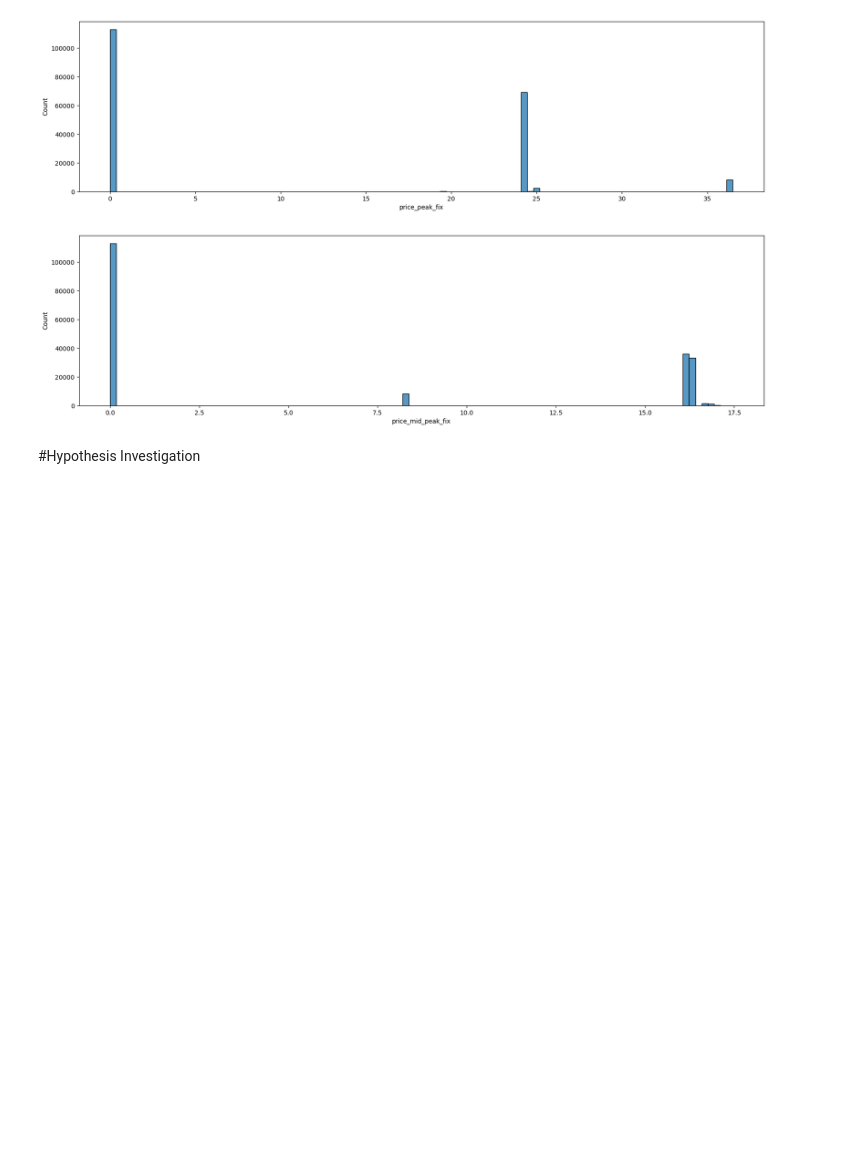
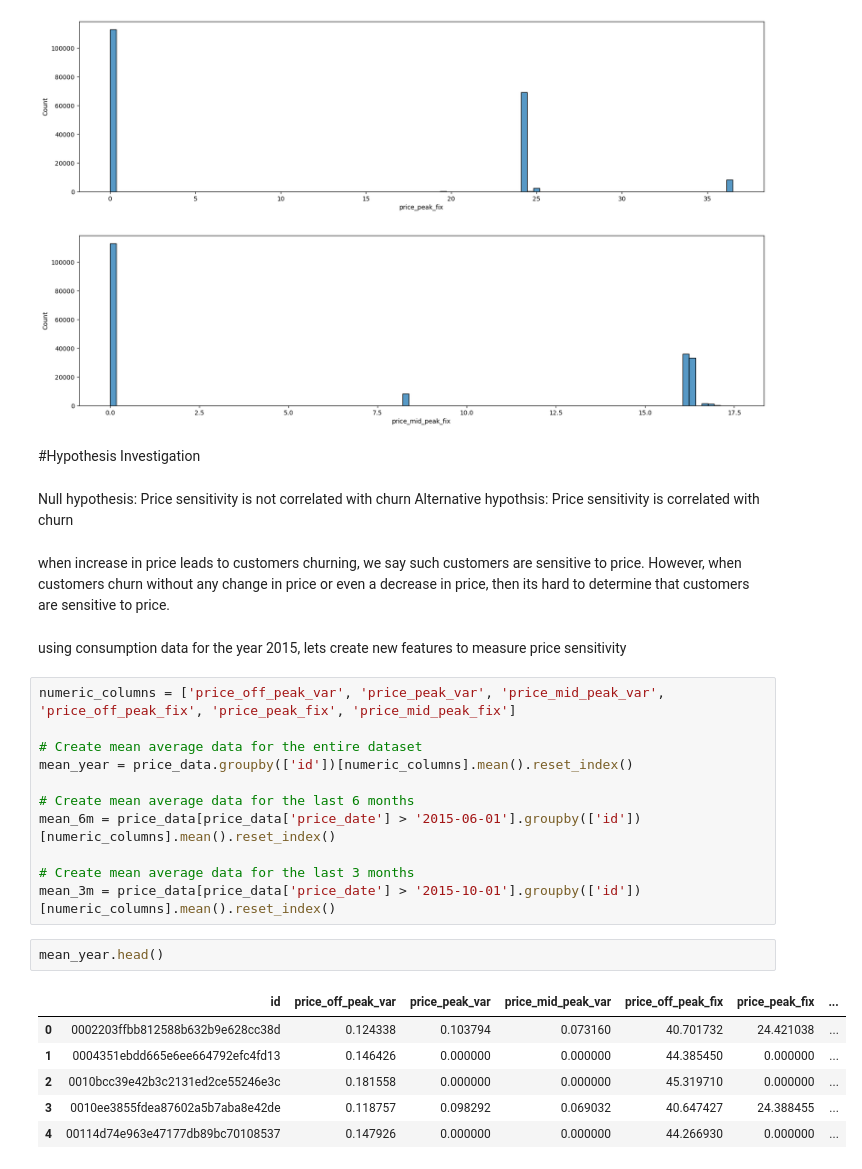
Before and after one commit to LaraOnipede/BCG_DataScience_AdvancedAnalytics_Virtual_Internship, a Jupyter notebook: Price_sensitivity_test.ipynb, the cells around one changed output. Cells and saved outputs as stored; diff of their text form; blank space fills up the shorter version.

Commit message:
create mean average data based on different time periods

```diff
--- a/Price_sensitivity_test.ipynb
+++ b/Price_sensitivity_test.ipynb
@@ -87,3 +87,31 @@ for attr in ['price_off_peak_var', 'price_peak_var', 'price_mid_peak_var', 'pric
 [figure]
 # %% [markdown]
 #Hypothesis Investigation
+# %% [markdown]
+Null hypothesis: Price sensitivity is not correlated with churn
+Alternative hypothsis: Price sensitivity is correlated with churn
+# %% [markdown]
+when increase in price leads to customers churning, we say such customers are sensitive to price.
+However, when customers churn without any change in price or even a decrease in price, then its hard to determine that customers are sensitive to price.
+# %% [markdown]
+using consumption data for the year 2015, lets create new features to measure price sensitivity
+# %%
+numeric_columns = ['price_off_peak_var', 'price_peak_var', 'price_mid_peak_var', 'price_off_peak_fix', 'price_peak_fix', 'price_mid_peak_fix']
+
+# Create mean average data for the entire dataset
+mean_year = price_data.groupby(['id'])[numeric_columns].mean().reset_index()
+
+# Create mean average data for the last 6 months
+mean_6m = price_data[price_data['price_date'] > '2015-06-01'].groupby(['id'])[numeric_columns].mean().reset_index()
+
+# Create mean average data for the last 3 months
+mean_3m = price_data[price_data['price_date'] > '2015-10-01'].groupby(['id'])[numeric_columns].mean().reset_index()
+# %%
+mean_year.head()
+# %% [output]
+|  | id | price_off_peak_var | price_peak_var | price_mid_peak_var | price_off_peak_fix | price_peak_fix | ... |
+| 0 | 0002203ffbb812588b632b9e628cc38d | 0.124338 | 0.103794 | 0.073160 | 40.701732 | 24.421038 | ... |
+| 1 | 0004351ebdd665e6ee664792efc4fd13 | 0.146426 | 0.000000 | 0.000000 | 44.385450 | 0.000000 | ... |
+| 2 | 0010bcc39e42b3c2131ed2ce55246e3c | 0.181558 | 0.000000 | 0.000000 | 45.319710 | 0.000000 | ... |
+| 3 | 0010ee3855fdea87602a5b7aba8e42de | 0.118757 | 0.098292 | 0.069032 | 40.647427 | 24.388455 | ... |
+| 4 | 00114d74e963e47177db89bc70108537 | 0.147926 | 0.000000 | 0.000000 | 44.266930 | 0.000000 | ... |
```
